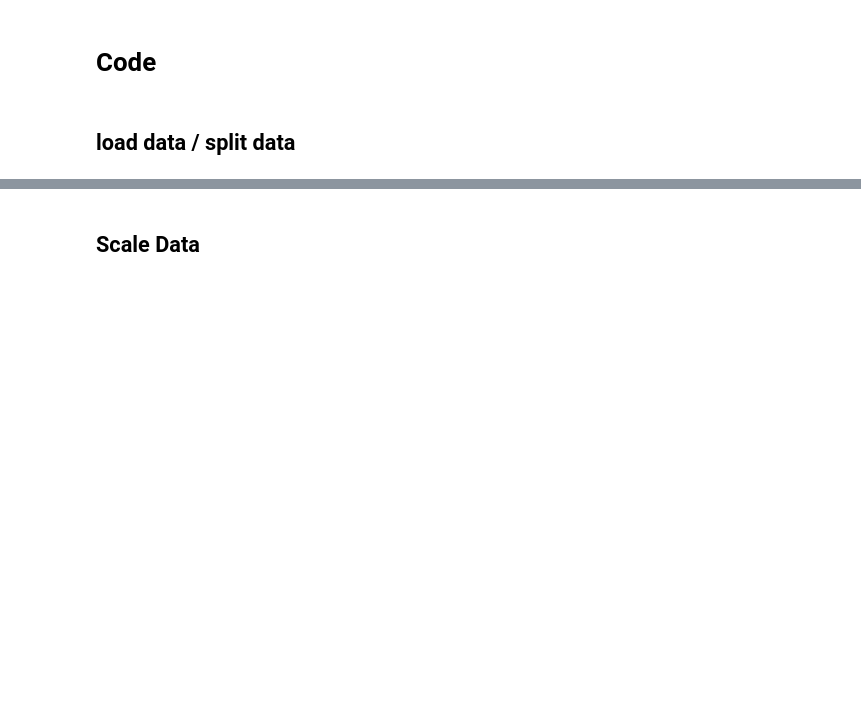
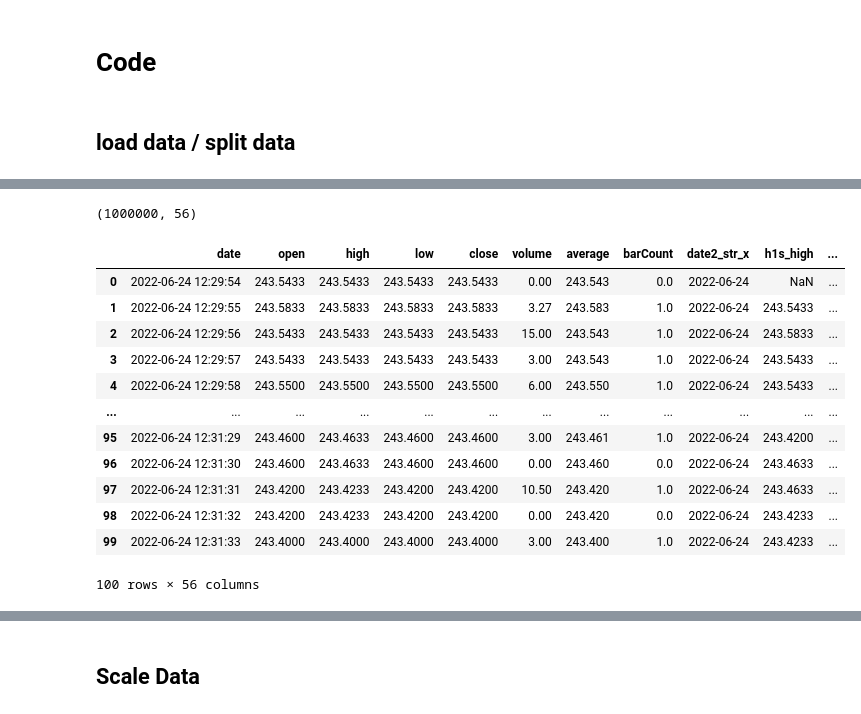
Before and after one commit to mvellayan/OptionList4, a Jupyter notebook: vol-xgboost.ipynb, the cells around one changed output, grey strips where cells are left out. Saved outputs shown, nothing was run; the diff lists cells and outputs as text; code cells hidden in the pictures; blank space fills up the shorter version.

```diff
--- a/vol-xgboost.ipynb
+++ b/vol-xgboost.ipynb
@@ -88,0 +113,4 @@ def load_data():
+# %%
+data.shape
+# %% [output]
+(1000000, 56)
@@ -88,0 +132,16 @@ def load_data():
+# %%
+data.head(100)
+# %% [output]
+|  | date | open | high | low | close | volume | average | barCount | date2_str_x | h1s_high | ... |
+| 0 | 2022-06-24 12:29:54 | 243.5433 | 243.5433 | 243.5433 | 243.5433 | 0.00 | 243.543 | 0.0 | 2022-06-24 | NaN | ... |
+| 1 | 2022-06-24 12:29:55 | 243.5833 | 243.5833 | 243.5833 | 243.5833 | 3.27 | 243.583 | 1.0 | 2022-06-24 | 243.5433 | ... |
+| 2 | 2022-06-24 12:29:56 | 243.5433 | 243.5433 | 243.5433 | 243.5433 | 15.00 | 243.543 | 1.0 | 2022-06-24 | 243.5833 | ... |
+| 3 | 2022-06-24 12:29:57 | 243.5433 | 243.5433 | 243.5433 | 243.5433 | 3.00 | 243.543 | 1.0 | 2022-06-24 | 243.5433 | ... |
+| 4 | 2022-06-24 12:29:58 | 243.5500 | 243.5500 | 243.5500 | 243.5500 | 6.00 | 243.550 | 1.0 | 2022-06-24 | 243.5433 | ... |
+| ... | ... | ... | ... | ... | ... | ... | ... | ... | ... | ... | ... |
+| 95 | 2022-06-24 12:31:29 | 243.4600 | 243.4633 | 243.4600 | 243.4600 | 3.00 | 243.461 | 1.0 | 2022-06-24 | 243.4200 | ... |
+| 96 | 2022-06-24 12:31:30 | 243.4600 | 243.4633 | 243.4600 | 243.4600 | 0.00 | 243.460 | 0.0 | 2022-06-24 | 243.4633 | ... |
+| 97 | 2022-06-24 12:31:31 | 243.4200 | 243.4233 | 243.4200 | 243.4200 | 10.50 | 243.420 | 1.0 | 2022-06-24 | 243.4633 | ... |
+| 98 | 2022-06-24 12:31:32 | 243.4200 | 243.4233 | 243.4200 | 243.4200 | 0.00 | 243.420 | 0.0 | 2022-06-24 | 243.4233 | ... |
+| 99 | 2022-06-24 12:31:33 | 243.4000 | 243.4000 | 243.4000 | 243.4000 | 3.00 | 243.400 | 1.0 | 2022-06-24 | 243.4233 | ... |
+100 rows × 56 columns
```
Also changed, not shown: parts of 27 cells of this notebook.
